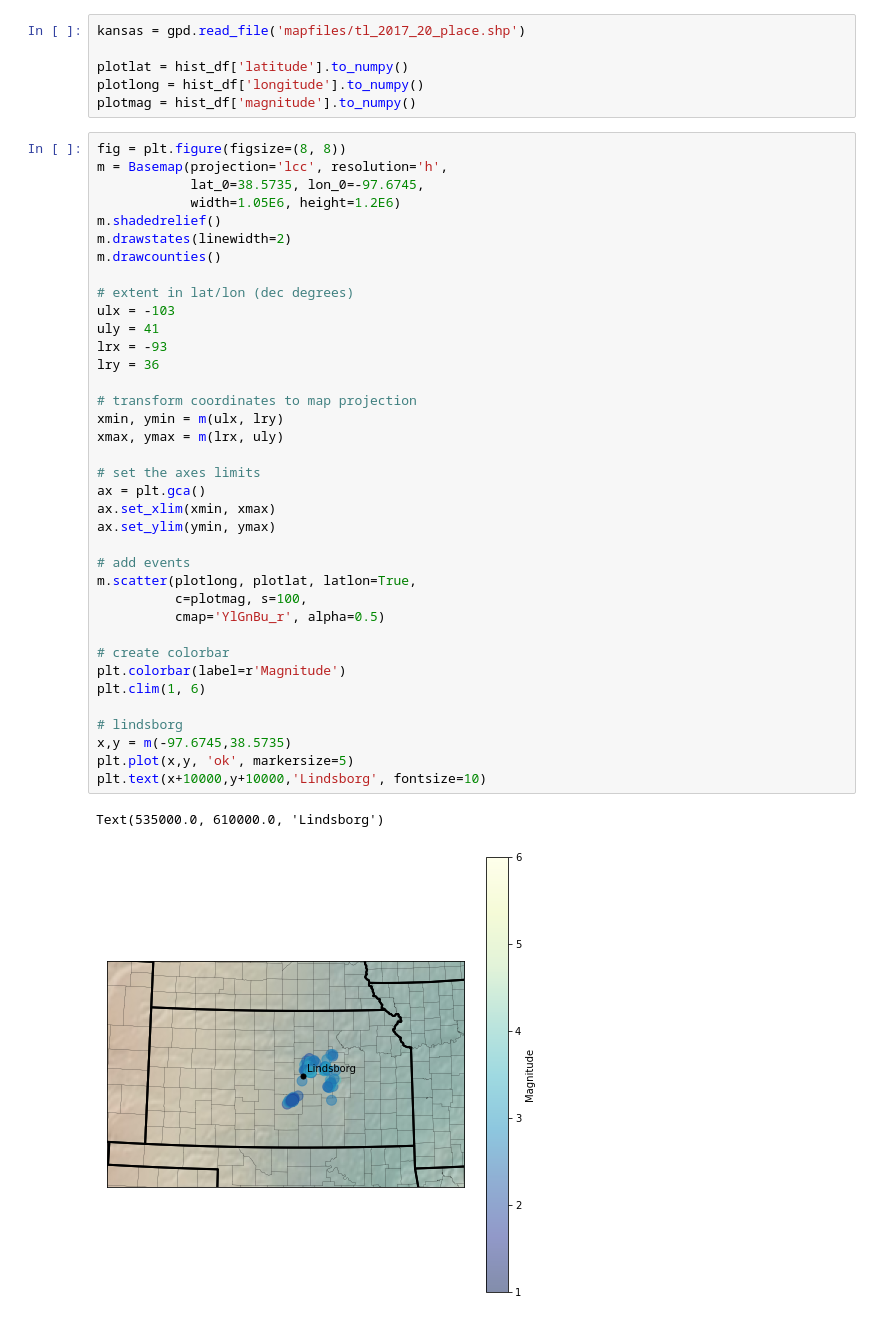
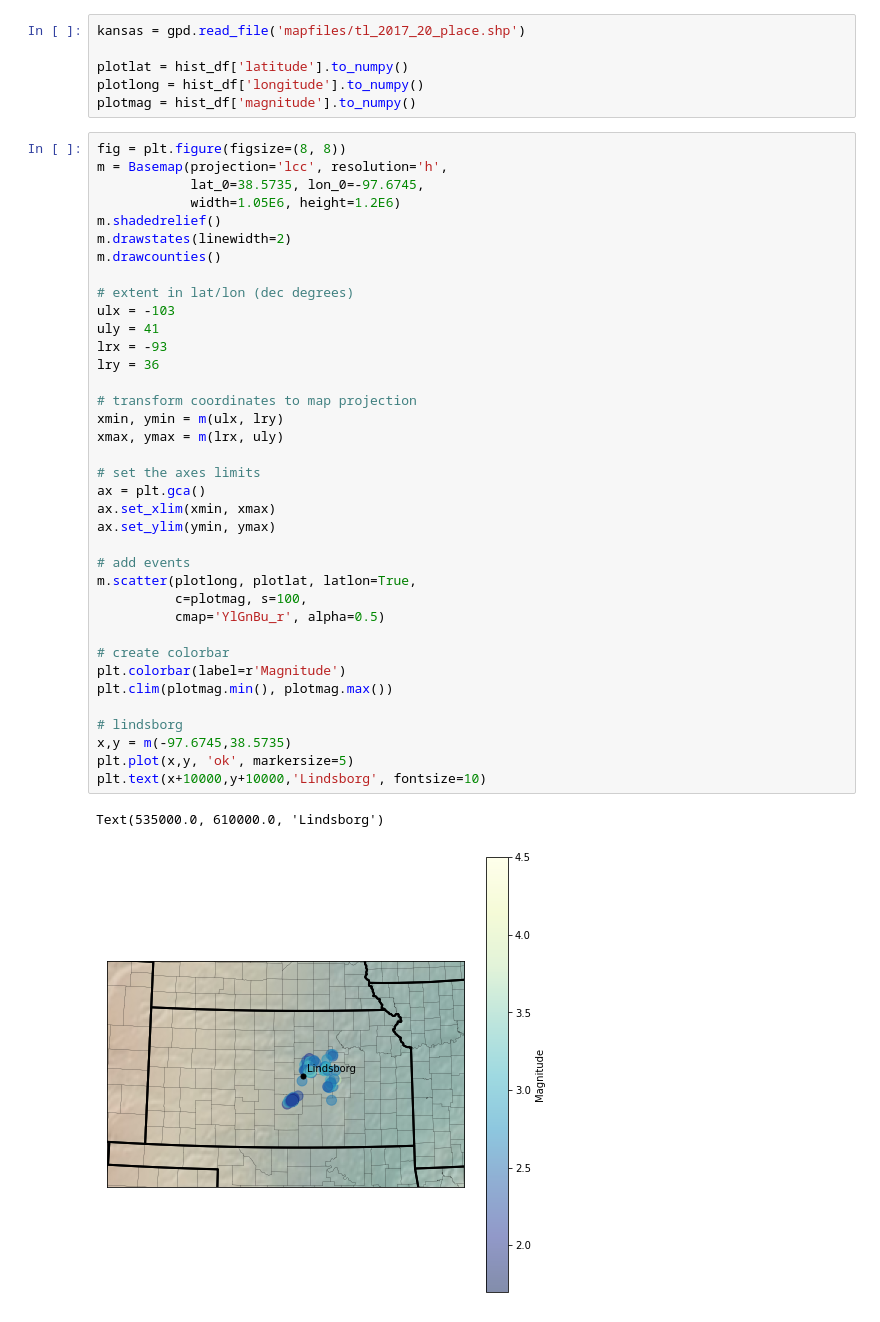
Before and after one commit to peterwbryant/earthquake-info, a Jupyter notebook: earthquakePlot.ipynb, the cells around one changed output. Cells and saved outputs as stored; diff of their text form.

```diff
--- a/earthquakePlot.ipynb
+++ b/earthquakePlot.ipynb
@@ -51,32 +55,32 @@ m.drawcounties()
 
 # extent in lat/lon (dec degrees)
 ulx = -103
 uly = 41
 lrx = -93
 lry = 36
 
 # transform coordinates to map projection
 xmin, ymin = m(ulx, lry)
 xmax, ymax = m(lrx, uly)
 
 # set the axes limits
 ax = plt.gca()
 ax.set_xlim(xmin, xmax)
 ax.set_ylim(ymin, ymax)
 
 # add events
 m.scatter(plotlong, plotlat, latlon=True,
           c=plotmag, s=100,
           cmap='YlGnBu_r', alpha=0.5)
 
 # create colorbar
 plt.colorbar(label=r'Magnitude')
-plt.clim(1, 6)
+plt.clim(plotmag.min(), plotmag.max())
 
 # lindsborg
 x,y = m(-97.6745,38.5735)
 plt.plot(x,y, 'ok', markersize=5)
 plt.text(x+10000,y+10000,'Lindsborg', fontsize=10)
 # %% [output]
 Text(535000.0, 610000.0, 'Lindsborg')
-[figure, old version]
+[figure, new version]
```
Also changed, not shown: parts of 2 cells of this notebook.
